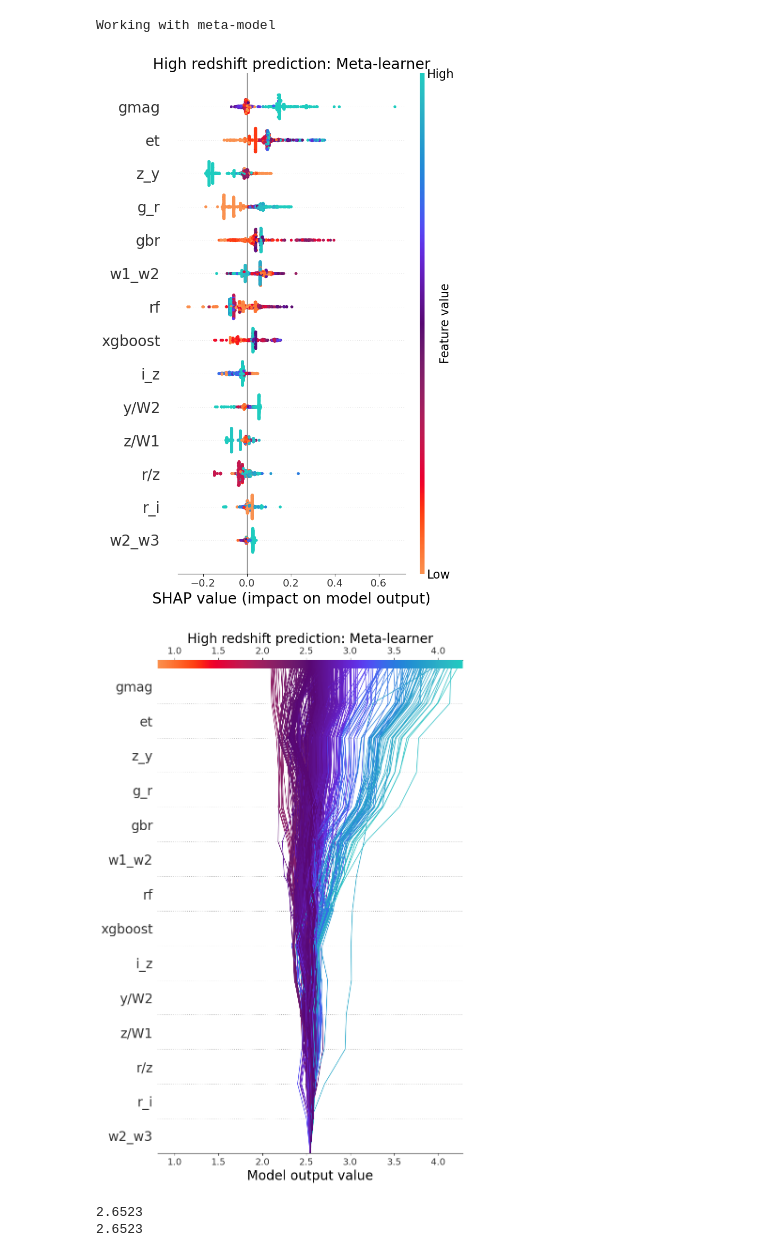
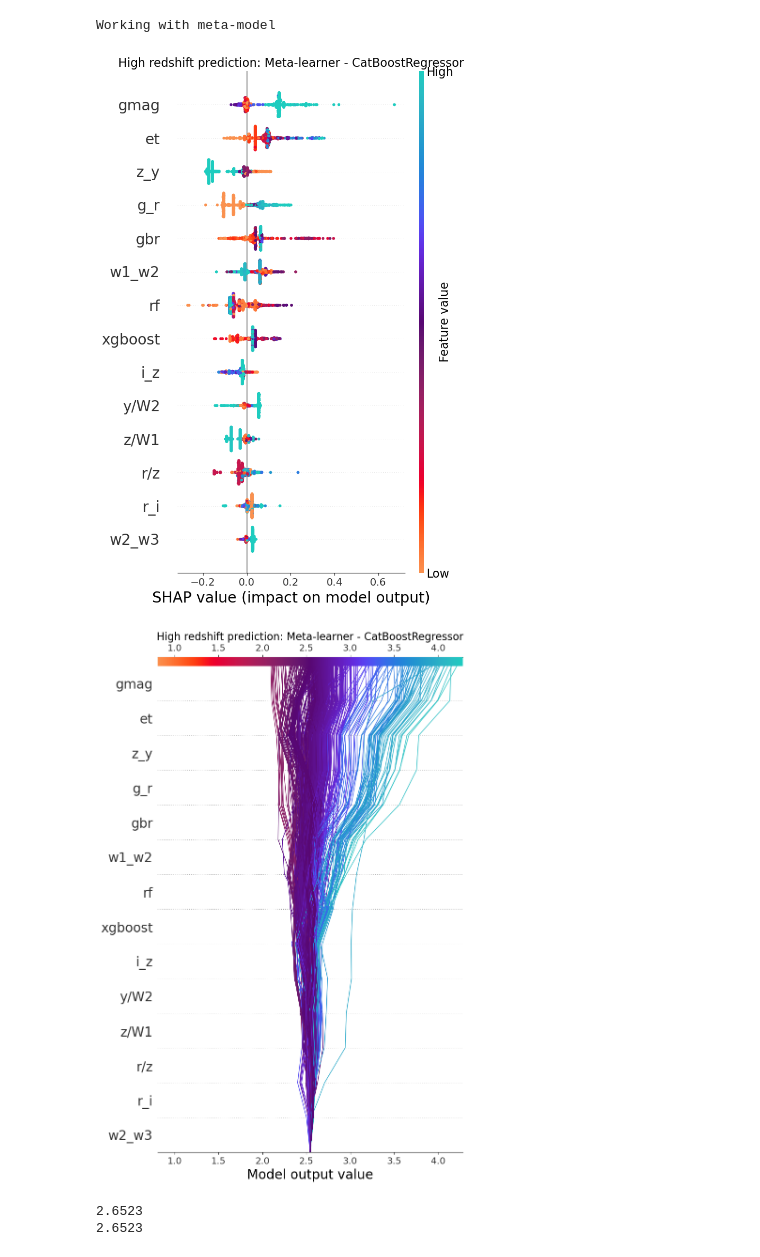
Before and after one commit to racarvajal/Pipeline_RG_z_ML, a Jupyter notebook: ML_20.ipynb, the cells around one changed output. Drawn from its saved outputs; the diff is of its cells as text; code cells hidden in the pictures.

Commit message:
saved plots

```diff
--- a/ML_20.ipynb
+++ b/ML_20.ipynb
@@ -181,9 +181,9 @@ full_catalog_df['pred_radio_AGN'] = np.array(full_catalog_df.loc[:, 'pred_class'
 # %% [markdown]
 Flags to run on each meta learner.
 # %%
-run_shap_AGN_meta    = False
-run_shap_radio_meta  = False
-run_shap_z_meta      = False
+run_shap_AGN_meta    = True
+run_shap_radio_meta  = True
+run_shap_z_meta      = True
 run_shap_high_z_meta = True
 # %%
 selected_color = plt.get_cmap('cmr.guppy')  # cmr.pride, cet_CET_R3 cmr.wildfire cmr.guppy
@@ -258,7 +285,7 @@ if run_shap_AGN_meta:
     plt.gca().tick_params('y', labelsize=20)
     plt.gca().xaxis.label.set_size(20)
 
-    plt.title('AGN detection: Meta-learner', fontsize=20)
+    plt.title(f'AGN detection: Meta-learner - {model_name_AGN}', fontsize=16)
 
     plt.gcf().set_size_inches(h, h*3/2)
     plt.tight_layout()
@@ -377,7 +440,7 @@ if run_shap_radio_meta:
     plt.gca().tick_params('y', labelsize=20)
     plt.gca().xaxis.label.set_size(20)
 
-    plt.title('Radio detection: Meta-learner', fontsize=20)
+    plt.title(f'Radio detection: Meta-learner - {model_name_radio}', fontsize=16)
 
     plt.gcf().set_size_inches(h, h*3/2)
     plt.tight_layout()
@@ -498,7 +597,7 @@ if run_shap_z_meta:
     plt.gca().tick_params('y', labelsize=20)
     plt.gca().xaxis.label.set_size(20)
 
-    plt.title('Redshift prediction: Meta-learner', fontsize=20)
+    plt.title(f'Redshift prediction: Meta-learner - {model_name_z}', fontsize=16)
 
     plt.gcf().set_size_inches(h, h*3/2)
     plt.tight_layout()
@@ -633,33 +737,33 @@ if run_shap_high_z_meta:
 # %%
 if run_shap_high_z_meta:
     shap.plots.beeswarm(copy.deepcopy(shap_values_high_z_meta), log_scale=False, show=False, color_bar=False,
                         color=selected_color, max_display=len(shap_values_high_z_meta.feature_names), alpha=1.0)
     _, h = plt.gcf().get_size_inches()
 
     m = cm.ScalarMappable(cmap=selected_color)
     cb = plt.colorbar(m, ticks=[0, 1], aspect=100)
     cb.set_ticklabels([shap.plots._labels.labels['FEATURE_VALUE_LOW'], shap.plots._labels.labels['FEATURE_VALUE_HIGH']])
     cb.set_label(shap.plots._labels.labels["FEATURE_VALUE"], size=16, labelpad=-20)
     cb.ax.tick_params(labelsize=16, length=0)
     cb.set_alpha(1)
     cb.outline.set_visible(False)
     bbox = cb.ax.get_window_extent().transformed(plt.gcf().dpi_scale_trans.inverted())
 
     plt.gca().tick_params('x', labelsize=14)
     plt.gca().xaxis.get_offset_text().set_fontsize(14)
     plt.gca().xaxis.get_offset_text().set_position((0,1))
     plt.gca().tick_params('y', labelsize=20)
     plt.gca().xaxis.label.set_size(20)
 
-    plt.title('High redshift prediction: Meta-learner', fontsize=20)
+    plt.title(f'High redshift prediction: Meta-learner - {model_name_high_z}', fontsize=16)
 
     plt.gcf().set_size_inches(h, h*3/2)
     plt.tight_layout()
     if save_plot_flag:
         plt.savefig(f'plots/SHAP_high_z_meta_learner_{used_area}.pdf', bbox_inches='tight')
     plt.show()
 # %% [output]
-[figure, old version]
+[figure, new version]
 # %%
 # (0.5 - 5e-6, 0.5 + 2e-5)
 # (0.4998, 0.5002)
@@ -684,14 +788,14 @@ if run_shap_high_z_meta:
     # plt.ticklabel_format(axis='x', style='sci', scilimits=(0,0))
     ax1.xaxis.label.set_size(20)
 
-    plt.title('High redshift prediction: Meta-learner', fontsize=20)
+    plt.title(f'High redshift prediction: Meta-learner - {model_name_high_z}', fontsize=16)
 
     plt.tight_layout()
     if save_plot_flag:
         plt.savefig(f'plots/SHAP_decision_high_z_meta_learner_{used_area}.pdf', bbox_inches='tight')
     plt.show()
 # %% [output]
-[figure, old version]
+[figure, new version]
 # %%
 if run_shap_high_z_meta:
     # The model's raw prediction for the first observation.
```
Also changed, not shown: parts of 24 cells of this notebook.
